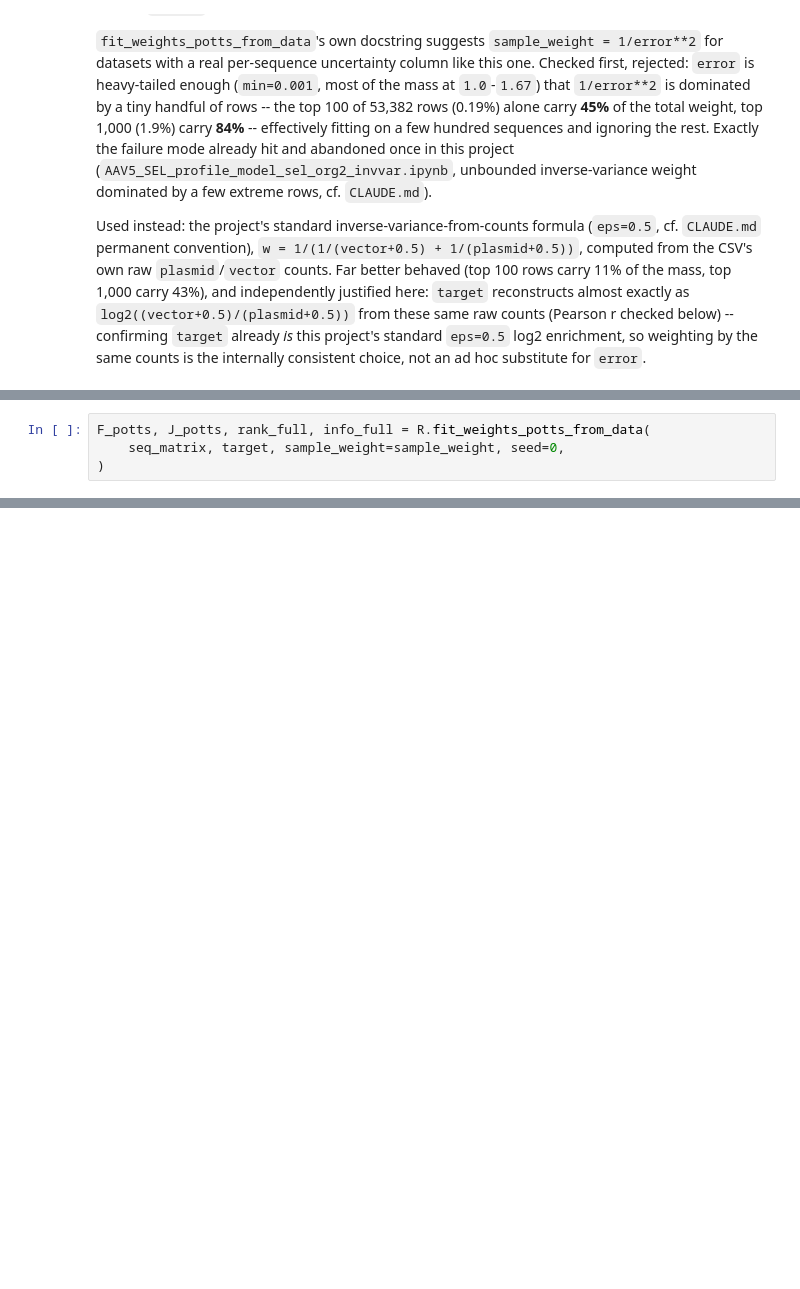
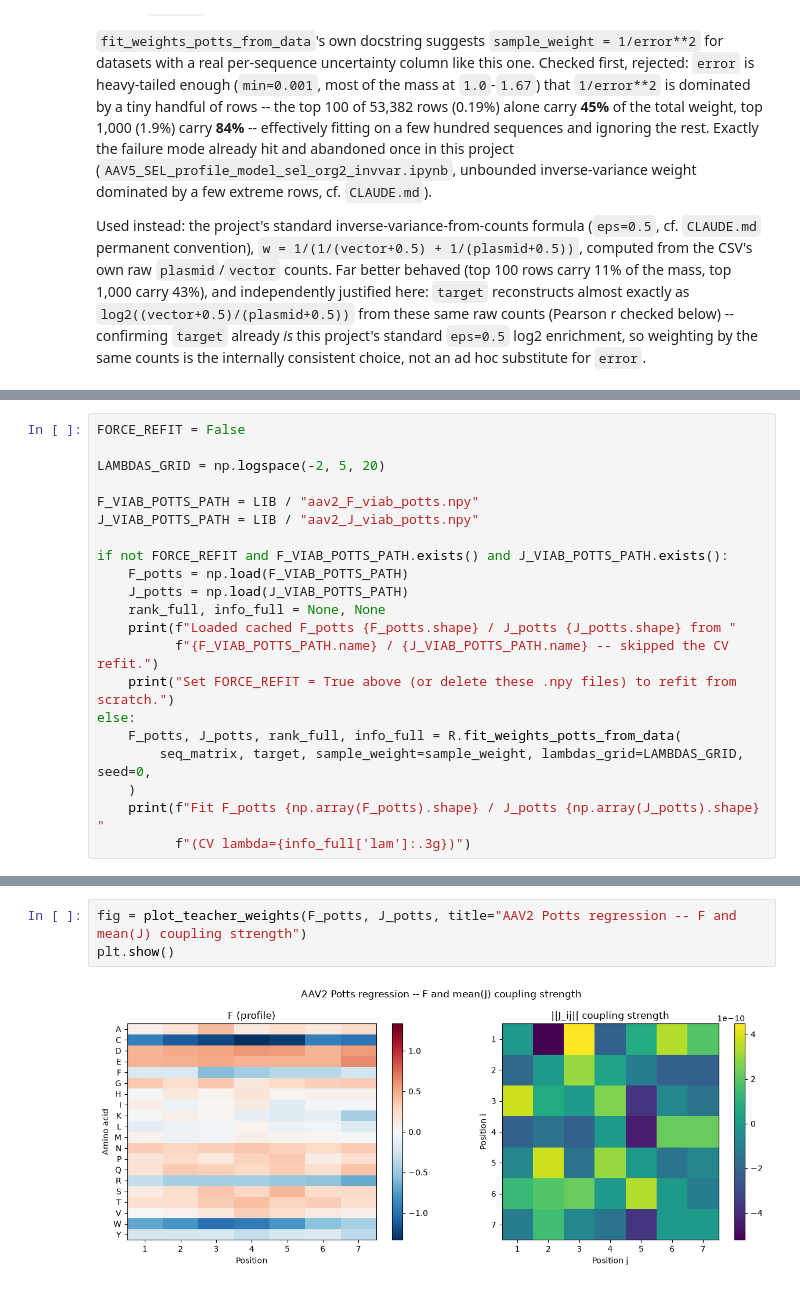
Before and after one commit to merlin-cc/Directed-Evolution-loop, a Jupyter notebook: Modelization_V2/notebooks/notebooks/AAVs dataset/AAV2/obsolete_dense_matrix_potts_regression/AAV2_potts_regression.ipynb, the cells around one changed output, grey strips where cells are left out. Cells and saved outputs as stored; diff of their text form; blank space fills up the shorter version.

```diff
--- a/Modelization_V2/notebooks/notebooks/AAVs dataset/AAV2/obsolete_dense_matrix_potts_regression/AAV2_potts_regression.ipynb
+++ b/Modelization_V2/notebooks/notebooks/AAVs dataset/AAV2/obsolete_dense_matrix_potts_regression/AAV2_potts_regression.ipynb
@@ -133,4 +203,0 @@ final fit, since `sample_weight` is passed), then refits on the full data at tha
-# %%
-F_potts, J_potts, rank_full, info_full = R.fit_weights_potts_from_data(
-    seq_matrix, target, sample_weight=sample_weight, seed=0,
-)
@@ -136,0 +219,21 @@ F_potts, J_potts, rank_full, info_full = R.fit_weights_potts_from_data(
+# %%
+FORCE_REFIT = False
+
+LAMBDAS_GRID = np.logspace(-2, 5, 20)
+
+F_VIAB_POTTS_PATH = LIB / "aav2_F_viab_potts.npy"
+J_VIAB_POTTS_PATH = LIB / "aav2_J_viab_potts.npy"
+
+if not FORCE_REFIT and F_VIAB_POTTS_PATH.exists() and J_VIAB_POTTS_PATH.exists():
+    F_potts = np.load(F_VIAB_POTTS_PATH)
+    J_potts = np.load(J_VIAB_POTTS_PATH)
+    rank_full, info_full = None, None
+    print(f"Loaded cached F_potts {F_potts.shape} / J_potts {J_potts.shape} from "
+          f"{F_VIAB_POTTS_PATH.name} / {J_VIAB_POTTS_PATH.name} -- skipped the CV refit.")
+    print("Set FORCE_REFIT = True above (or delete these .npy files) to refit from scratch.")
+else:
+    F_potts, J_potts, rank_full, info_full = R.fit_weights_potts_from_data(
+        seq_matrix, target, sample_weight=sample_weight, lambdas_grid=LAMBDAS_GRID, seed=0,
+    )
+    print(f"Fit F_potts {np.array(F_potts).shape} / J_potts {np.array(J_potts).shape} "
+          f"(CV lambda={info_full['lam']:.3g})")
@@ -207,0 +260,5 @@ def score_FJ(seq, F, J, baseline):
+# %%
+fig = plot_teacher_weights(F_potts, J_potts, title="AAV2 Potts regression -- F and mean(J) coupling strength")
+plt.show()
+# %% [output]
+[figure, added]
```
Also changed, not shown: parts of 66 cells of this notebook, 24 other files.
